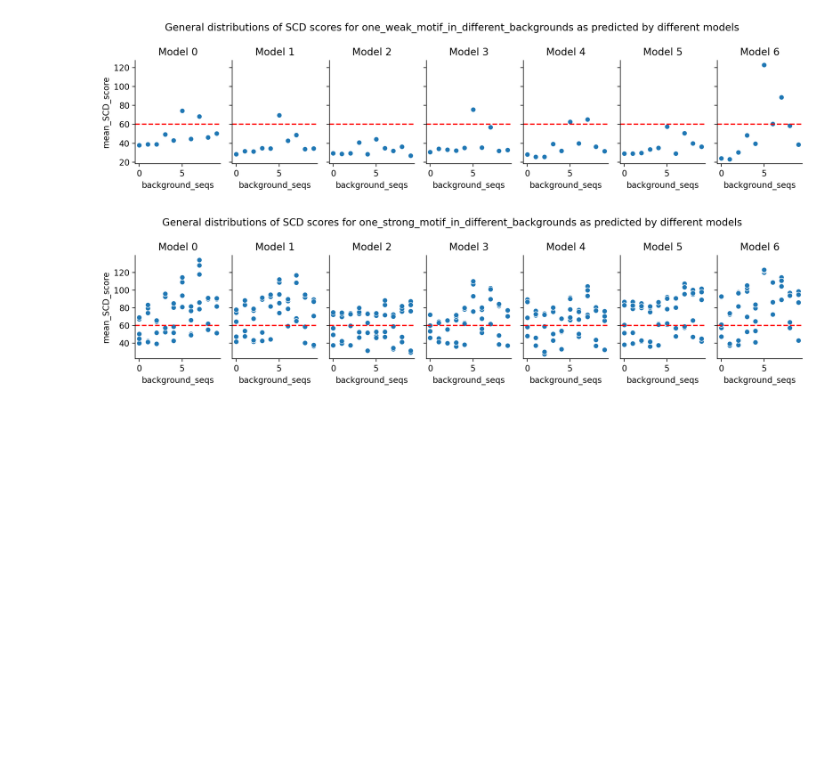
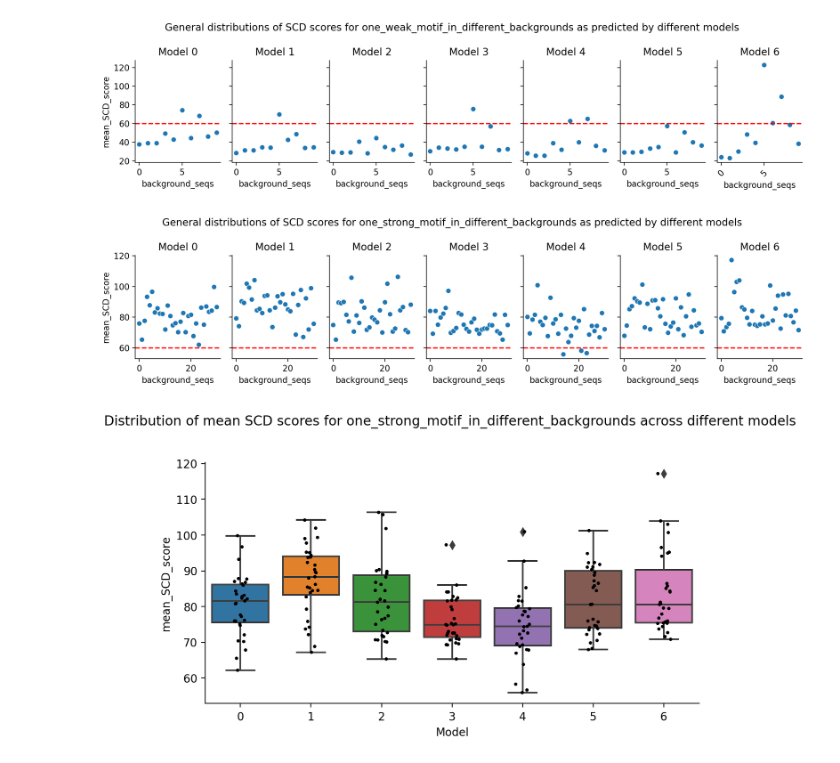
Before and after one commit to Fudenberg-Research-Group/akita_utils, a Jupyter notebook: bin/insert_experiments/analysis/CTCF_motif_in_different_backgrounds.ipynb, the cells around one changed output. Saved outputs shown, nothing was run; the diff lists cells and outputs as text; code cells hidden in the pictures; blank space fills up the shorter version.

Commit message:
configuring scripts for multiple backgrounds

```diff
--- a/bin/insert_experiments/analysis/CTCF_motif_in_different_backgrounds.ipynb
+++ b/bin/insert_experiments/analysis/CTCF_motif_in_different_backgrounds.ipynb
@@ -77,7 +77,7 @@ def load_data(h5_dirs, scd_stats, models=[1]):
     return merged_df.reset_index(drop=True)
 # %%
 one_strong_motif_in_different_backgrounds_h5_dirs = (
- "/scratch1/kamulege/insert_experiments/one_strong_motif_in_different_backgrounds_config_test/*/*/*.h5"
+ "/scratch1/kamulege/insert_experiments/one_strong_motif_in_different_backgrounds_config_test_1/*/*/*.h5"
 )
 one_weak_motif_in_different_backgrounds_h5_dirs = (
  "/scratch1/kamulege/insert_experiments/one_weak_motif_in_different_backgrounds_config_test/*/*/*.h5"
@@ -167,22 +172,29 @@ plt.show()
 # %% [output]
 [figure]
 # %%
-fig, axs = plt.subplots(1, 7, figsize=(12, 3), dpi=200, sharey=True)
+fig, ax = plt.subplots(figsize=(8, 4), dpi=200)
 
-for model, ax in zip([0, 1, 2, 3, 4, 5, 6], axs):
-    sns.scatterplot(
-        data=one_strong_motif_in_different_backgrounds_df,
-        x="background_seqs",
-        y=f"mean_SCD_score_m{model}",
-        ax=ax,
-    )
-    sns.despine(top=True, right=True, ax=ax)
-    ax.axhline(y=60, color="r", linestyle="--")
-    ax.set_title(f"Model {model}")
-    ax.set_ylabel("mean_SCD_score")
+data = [one_strong_motif_in_different_backgrounds_df[f"mean_SCD_score_m{i}"] for i in range(7)]
 
-plt.suptitle("General distributions of SCD scores for one_strong_motif_in_different_backgrounds as predicted by different models")
-plt.tight_layout()
+sns.boxplot(
+    data=data,
+    ax=ax,
+)
+sns.stripplot(
+    data=data,
+    ax=ax,
+    jitter=True,
+    color='black',
+    size=3
+)
+
+sns.despine(top=True, right=True)
+
+ax.set_xlabel("Model")
+ax.set_ylabel("mean_SCD_score")
+
+plt.title("Distribution of mean SCD scores for one_strong_motif_in_different_backgrounds across different models \n \n ")
 plt.show()
 # %% [output]
-[figure, old version]
+[figure, new version]
+[figure, added]
```
Also changed, not shown: parts of 2 cells of this notebook, 3 other files.
